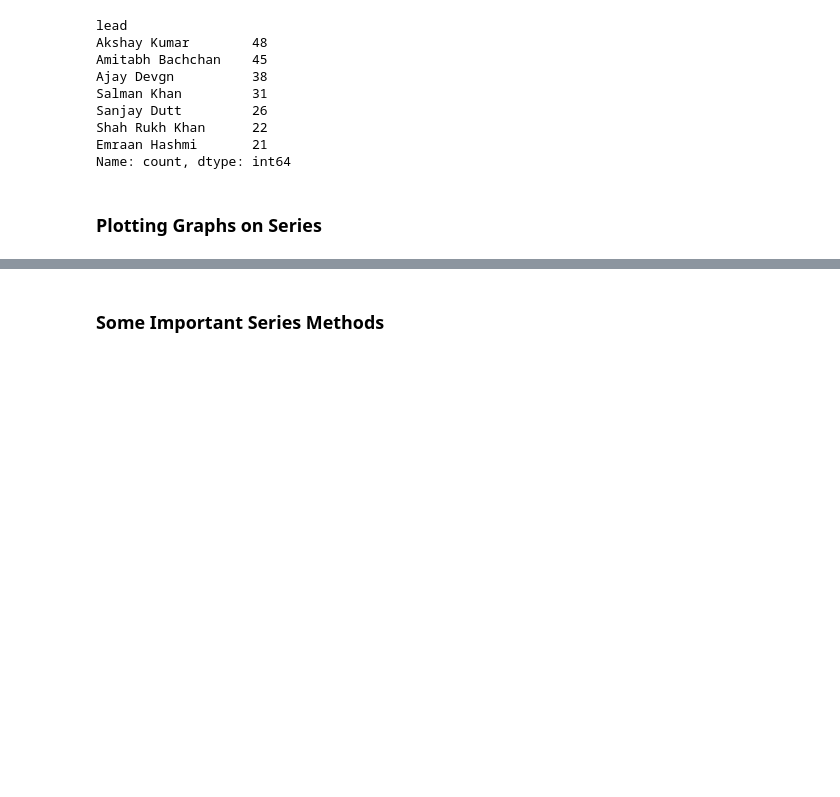
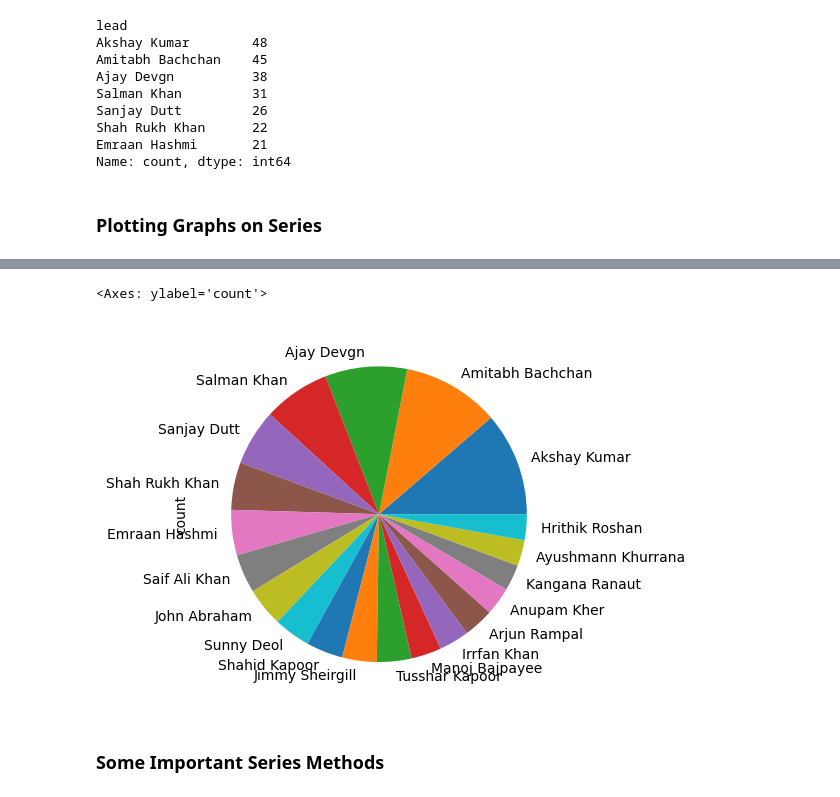
Before and after one commit to thekhushal/Learning, a Jupyter notebook: DataScience/92_CampusX_DSMP/session_16_pandas_series.ipynb, the cells around one changed output, grey strips where cells are left out. Drawn from its saved outputs; the diff is of its cells as text; code cells hidden in the pictures; blank space fills up the shorter version.

```diff
--- a/DataScience/92_CampusX_DSMP/session_16_pandas_series.ipynb
+++ b/DataScience/92_CampusX_DSMP/session_16_pandas_series.ipynb
@@ -619,5 +615,8 @@ Name: count, dtype: int64
 # %%
-# movies.value_counts().head(20).plot(kind='pie')
+movies.value_counts().head(20).plot(kind='pie')
+# %% [output]
+<Axes: ylabel='count'>
+[figure, added]
 # %% [markdown]
 ### Some Important Series Methods
 # %% [markdown]
```
Also changed, not shown: parts of 14 cells of this notebook.
